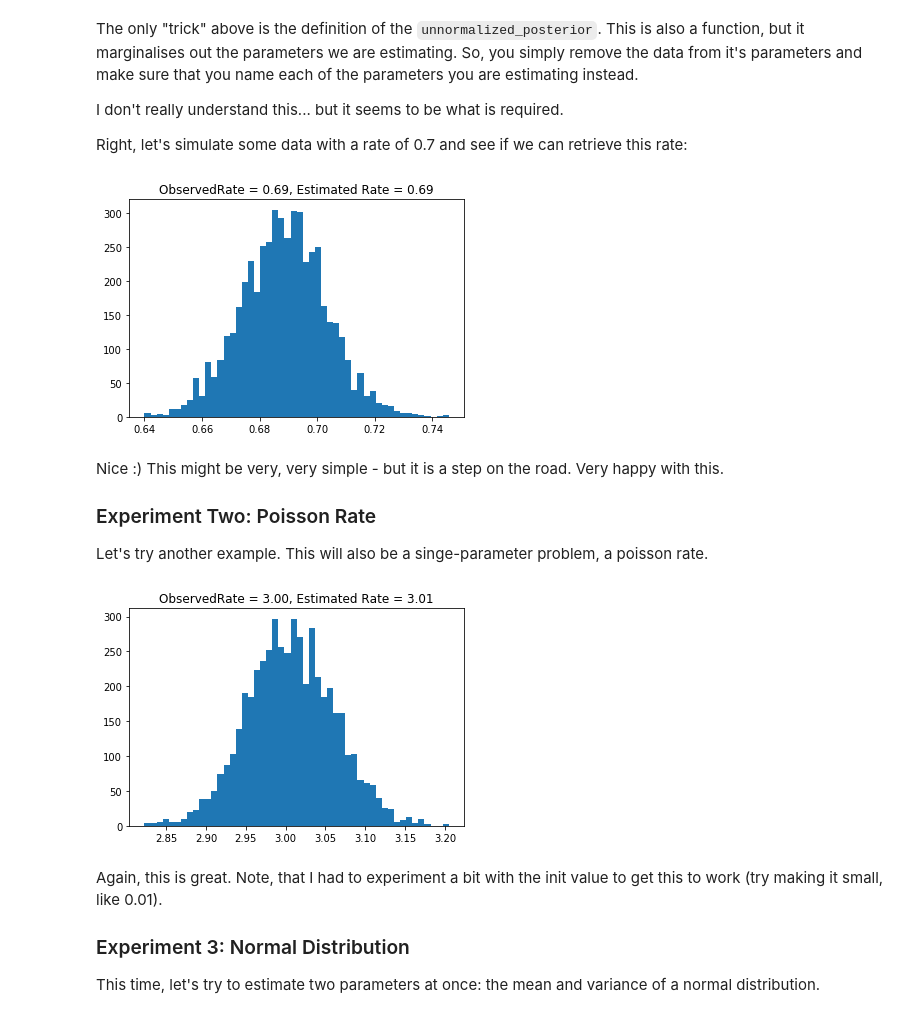
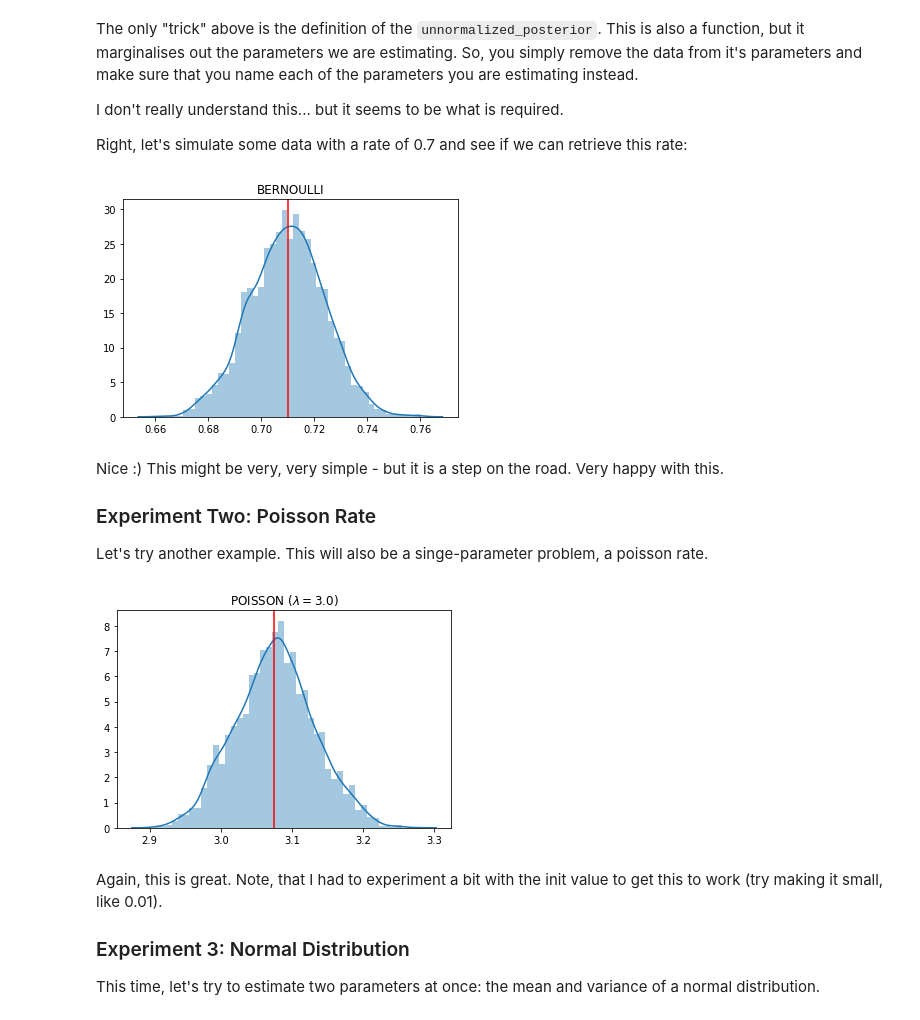
Before and after one commit to nickb-/tensorflow-probability-100days, a Jupyter notebook: notebooks/tfp_day_09-12_MCMC.ipynb, the cells around one changed output. Drawn from its saved outputs; the diff is of its cells as text; code cells hidden in the pictures.

```diff
--- a/notebooks/tfp_day_09-12_MCMC.ipynb
+++ b/notebooks/tfp_day_09-12_MCMC.ipynb
@@ -99,6 +100,7 @@ def run_chain(hmc, inits=[], iters = [NUM_POSTERIOR_SAMPLES, NUM_BURNIN_ITERATIO
   ----------
     @hmc: a MonteCarlo chain (returned from construct_hmc())
     @initial_state: starting point for the chain
+    @iters: list [length of chain, burnin iterations]
 
   Returns
   -------
@@ -181,15 +184,15 @@ data = generator.sample(1000)
 
 # NOTE initialisation below, if you initialise too close to zero
 # it doesn't learn!
-[rate_] = run_chain(construct_hmc(unnormalized_posterior), inits=[1.e-2])
+[rate_] = run_chain(construct_hmc(unnormalized_posterior), inits=[0.5])
 
-plt.hist(rate_, bins=50)
-plt.title("ObservedRate = {:.2f}, Estimated Rate = {:.2f}".format(
-    np.mean(data), np.mean(rate_)
-))
+sns.distplot(rate_)
+#plt.hist(rate_, bins=50, alpha= 0.7)
+plt.axvline(x = np.mean(data), color='red')
+plt.title("BERNOULLI")
 plt.show()
 # %% [output]
-[figure, old version]
+[figure, new version]
 # %% [markdown]
 Nice :) This might be very, very simple - but it is a step on the road. Very happy with this.
 
@@ -204,38 +207,37 @@ def joint_log_prob(data, rate):
   Parameters
   ----------
     @data: the observed data, binary (0, 1)
     @rate: the "machinery" will pass this in for us.
            This is the parameter we are attempting to estimate
   """
 
   prior_rate = tfd.HalfCauchy(loc=1., scale=5.)
   rv_data = tfd.Poisson(rate = rate)
 
   return (
       prior_rate.log_prob(rate) +
       tf.reduce_sum(rv_data.log_prob(data))
   )
 
 unnormalized_posterior = lambda rate: joint_log_prob(data, rate)
 
 
 # Run the chain
 reset_sess()
 
 data = tfd.Poisson(rate=3).sample(1000).numpy()
 
 # Again, note the initial estimate for the rate
 # A lot of the documentation has you set this to the empircal mean
 # But here, we just set it to 1.0. Less than this leads to slow learning.
 [rate_] = run_chain(construct_hmc(unnormalized_posterior), inits=[1.0])
 
-plt.hist(rate_, bins=50)
-plt.title("ObservedRate = {:.2f}, Estimated Rate = {:.2f}".format(
-    np.mean(data), np.mean(rate_)
-))
+sns.distplot(rate_)
+plt.axvline(x = np.mean(data), color='red')
+plt.title("POISSON ($\lambda = 3.0)$")
 plt.show()
 # %% [output]
-[figure, old version]
+[figure, new version]
 # %% [markdown]
 Again, this is great. Note, that I had to experiment a bit with the init value to get this to work (try making it small, like 0.01).
 
```
Also changed, not shown: parts of 6 cells of this notebook.
